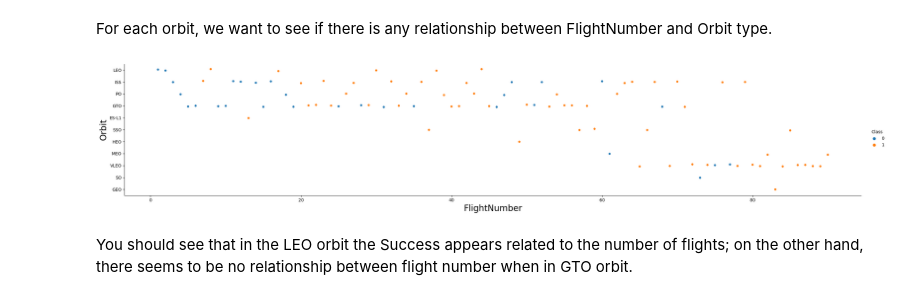
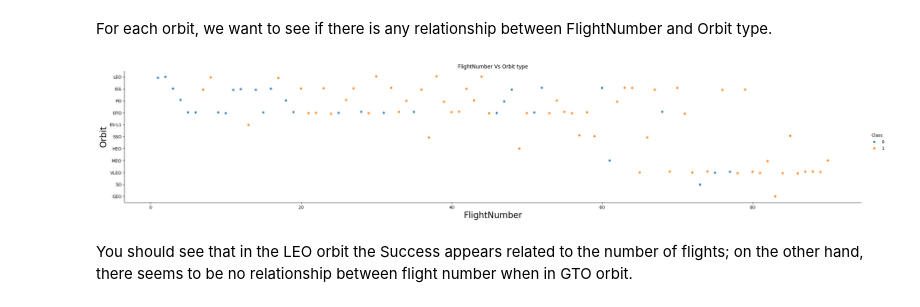
Before and after one commit to borismikwa/IBM-course, a Jupyter notebook: jupyter-labs-eda-dataviz.ipynb, the cells around one changed output. Cells and saved outputs as stored; diff of their text form; code cells hidden in the pictures.

```diff
--- a/jupyter-labs-eda-dataviz.ipynb
+++ b/jupyter-labs-eda-dataviz.ipynb
@@ -133,11 +137,12 @@ For each orbit, we want to see if there is any relationship between FlightNumber
 # %%
 # Plot a scatter point chart with x axis to be FlightNumber and y axis to be the Orbit, and hue to be the class value
 sns.catplot(y="Orbit", x="FlightNumber", hue="Class", data=df, aspect = 5)
 plt.xlabel("FlightNumber",fontsize=20)
 plt.ylabel("Orbit",fontsize=20)
+plt.title("FlightNumber Vs Orbit type")
 plt.show()
 # %% [output]
-[figure, old version]
+[figure, new version]
 # %% [markdown]
 You should see that in the LEO orbit the Success appears related to the number of flights; on the other hand, there seems to be no relationship between flight number when in GTO orbit.
 # %% [markdown]
```
Also changed, not shown: parts of 7 cells of this notebook.
